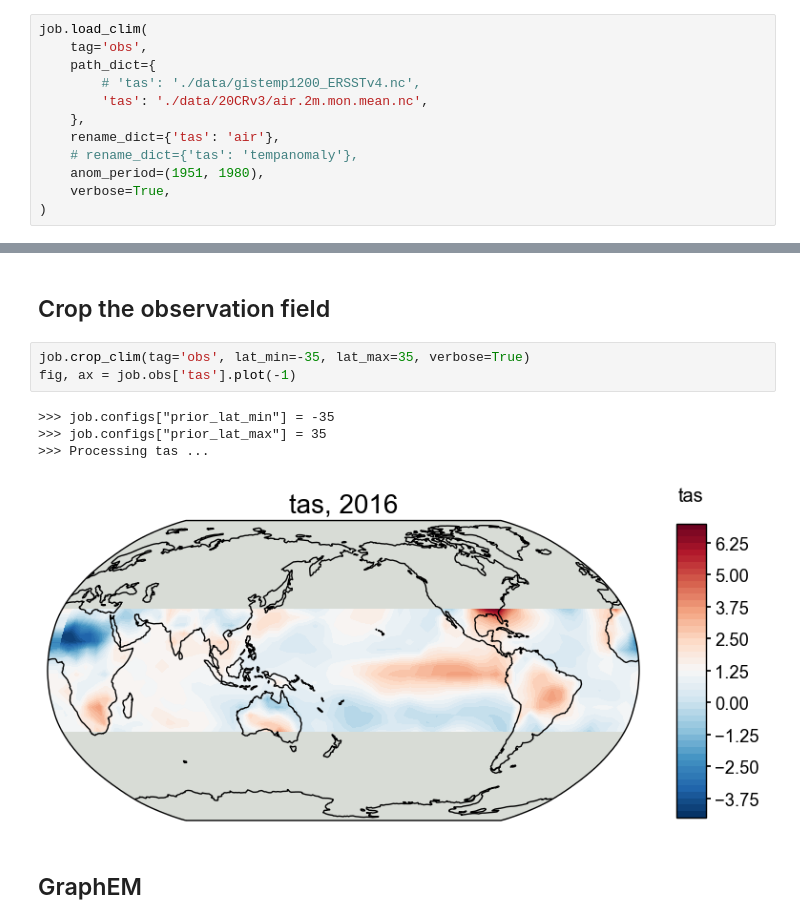
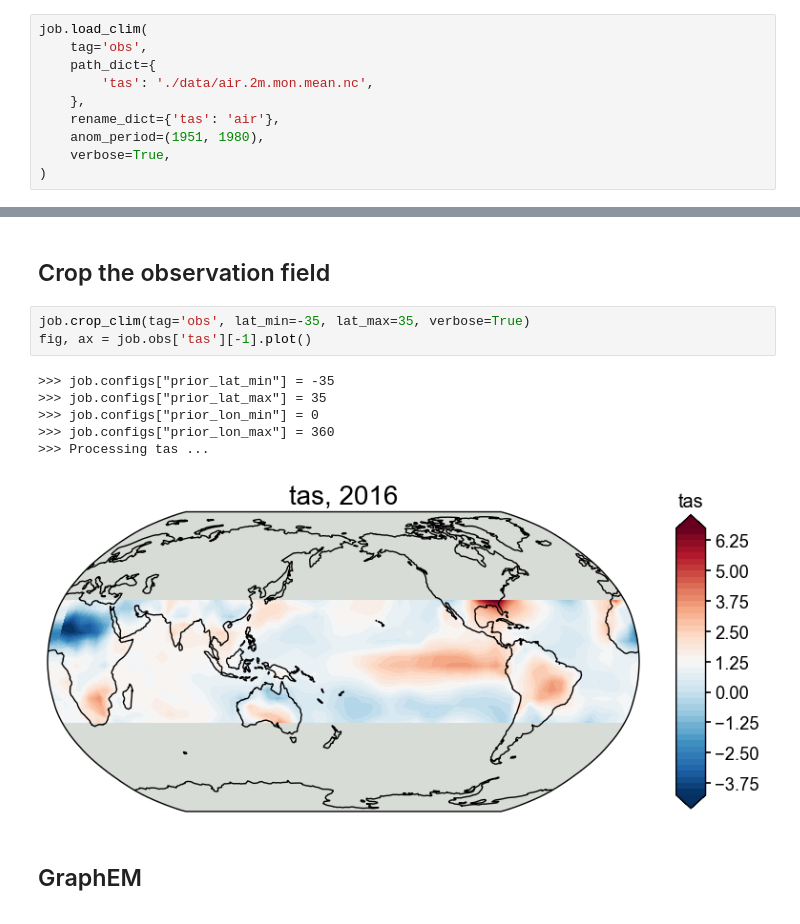
Before and after one commit to fzhu2e/cfr, a Jupyter notebook: docsrc/notebooks/graphem-real-pages2k.ipynb, the cells around one changed output, grey strips where cells are left out. Saved outputs shown, nothing was run; the diff lists cells and outputs as text.

```diff
--- a/docsrc/notebooks/graphem-real-pages2k.ipynb
+++ b/docsrc/notebooks/graphem-real-pages2k.ipynb
@@ -55,11 +48,9 @@ invalid value encountered in double_scalars
 job.load_clim(
     tag='obs',
     path_dict={
-        # 'tas': './data/gistemp1200_ERSSTv4.nc',
-        'tas': './data/20CRv3/air.2m.mon.mean.nc',
+        'tas': './data/air.2m.mon.mean.nc',
     },
     rename_dict={'tas': 'air'},
-    # rename_dict={'tas': 'tempanomaly'},
     anom_period=(1951, 1980),
     verbose=True,
 )
@@ -109,12 +98,14 @@ Coordinates:
 ## Crop the observation field
 # %%
 job.crop_clim(tag='obs', lat_min=-35, lat_max=35, verbose=True)
-fig, ax = job.obs['tas'].plot(-1)
+fig, ax = job.obs['tas'][-1].plot()
 # %% [output]
 >>> job.configs["prior_lat_min"] = -35
 >>> job.configs["prior_lat_max"] = 35
+>>> job.configs["prior_lon_min"] = 0
+>>> job.configs["prior_lon_max"] = 360
 >>> Processing tas ...
-[figure, old version]
+[figure, new version]
 # %% [markdown]
 ## GraphEM
 # %%
```
Also changed, not shown: parts of 10 cells of this notebook, 10 other files.
